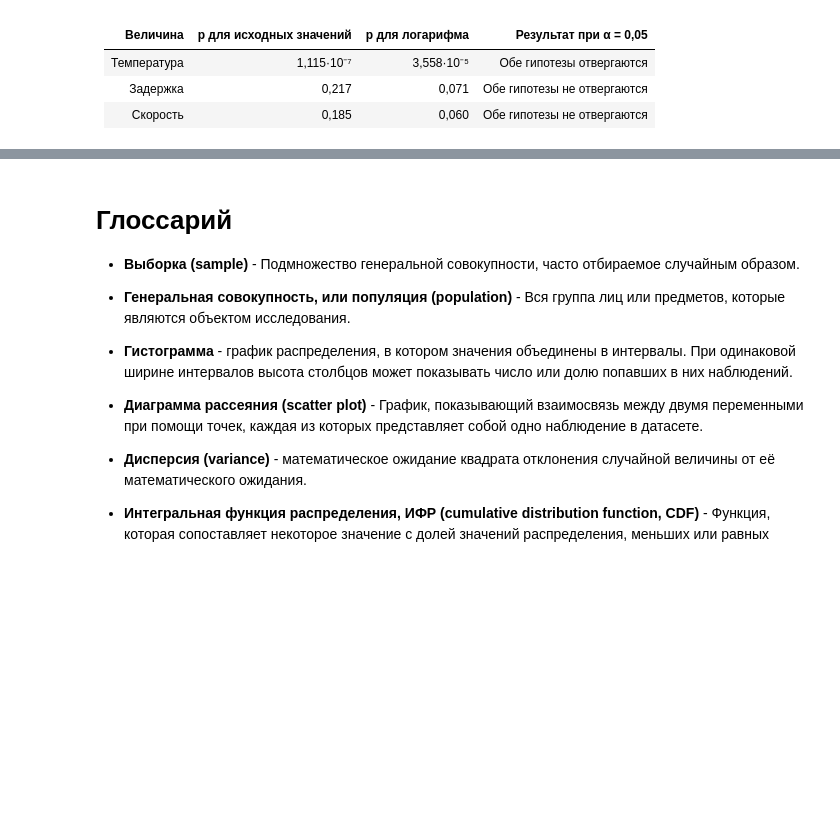
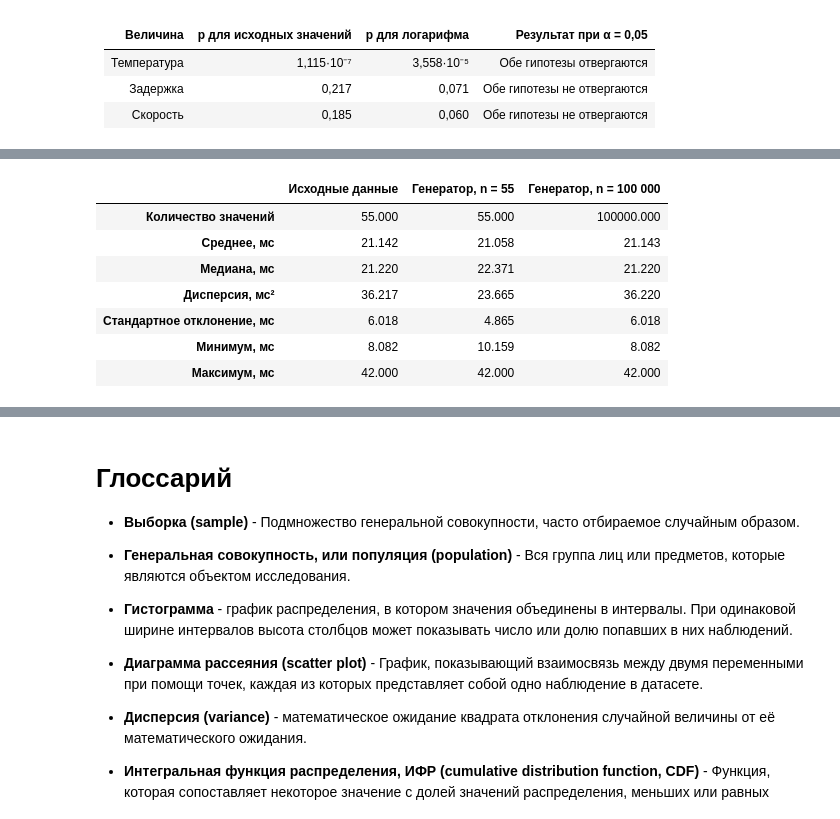
Before and after one commit to ekairaliev/AppStat-Lab01, a Jupyter notebook: AppStat_Lab01.ipynb, the cells around one changed output, grey strips where cells are left out. Saved outputs shown, nothing was run; the diff lists cells and outputs as text; code cells hidden in the pictures; blank space fills up the shorter version.

```diff
--- a/AppStat_Lab01.ipynb
+++ b/AppStat_Lab01.ipynb
@@ -3945,0 +4090,33 @@ display(
+# %%
+generated_delay_55 = generate_delay(55, seed=2026)
+generated_delay_large = generate_delay(100_000, seed=2027)
+
+def delay_metrics(values):
+    values = np.asarray(values)
+
+    return pd.Series({
+        "Количество значений": values.size,
+        "Среднее, мс": values.mean(),
+        "Медиана, мс": np.median(values),
+        "Дисперсия, мс²": values.var(ddof=0),
+        "Стандартное отклонение, мс": values.std(ddof=0),
+        "Минимум, мс": values.min(),
+        "Максимум, мс": values.max()
+    })
+
+delay_generator_comparison = pd.DataFrame({
+    "Исходные данные": delay_metrics(t_delay),
+    "Генератор, n = 55": delay_metrics(generated_delay_55),
+    "Генератор, n = 100 000": delay_metrics(generated_delay_large)
+})
+
+display(delay_generator_comparison.round(3))
+# %% [output]
+|  | Исходные данные | Генератор, n = 55 | Генератор, n = 100 000 |
+| Количество значений | 55.000 | 55.000 | 100000.000 |
+| Среднее, мс | 21.142 | 21.058 | 21.143 |
+| Медиана, мс | 21.220 | 22.371 | 21.220 |
+| Дисперсия, мс² | 36.217 | 23.665 | 36.220 |
+| Стандартное отклонение, мс | 6.018 | 4.865 | 6.018 |
+| Минимум, мс | 8.082 | 10.159 | 8.082 |
+| Максимум, мс | 42.000 | 42.000 | 42.000 |
```
Also changed, not shown: parts of 49 cells of this notebook.
